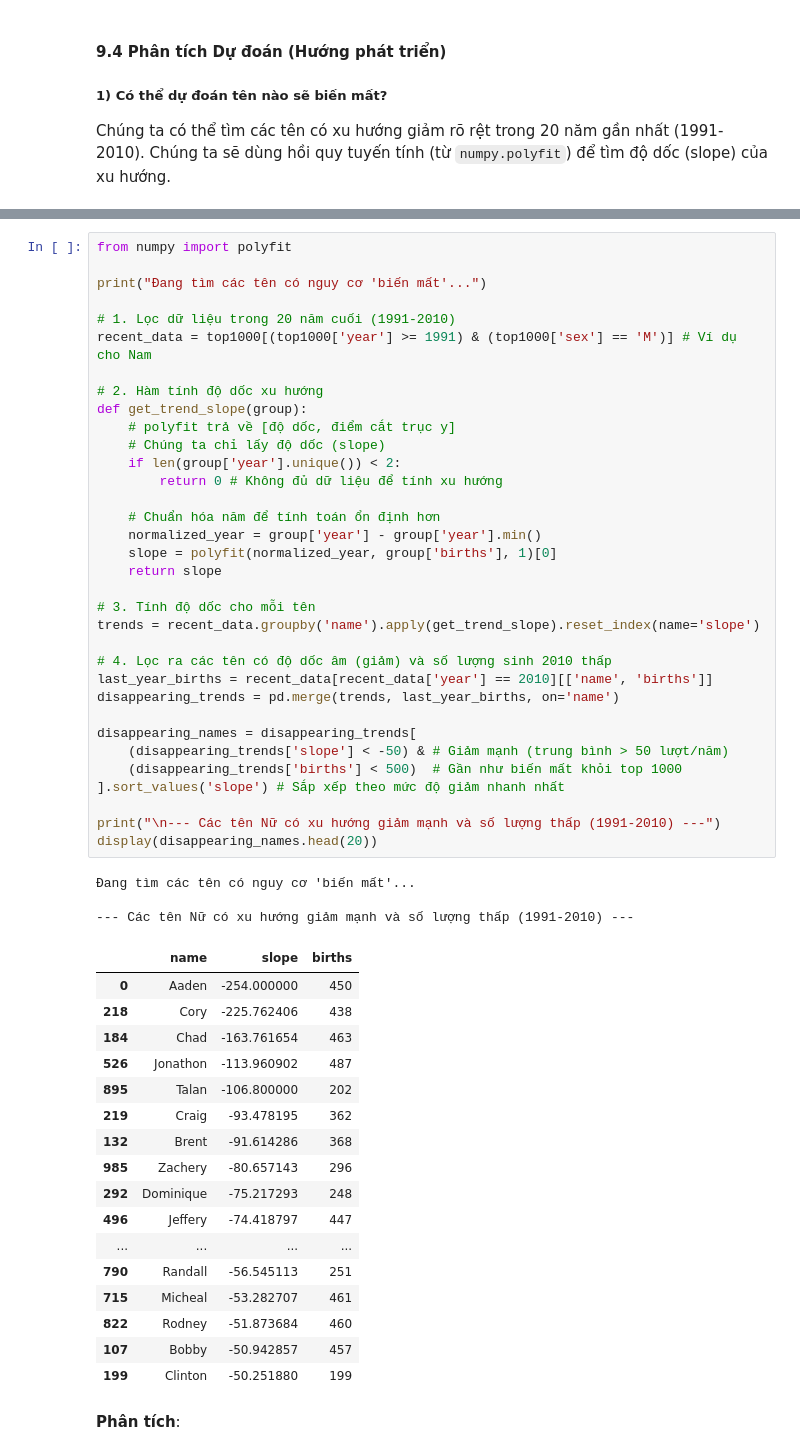
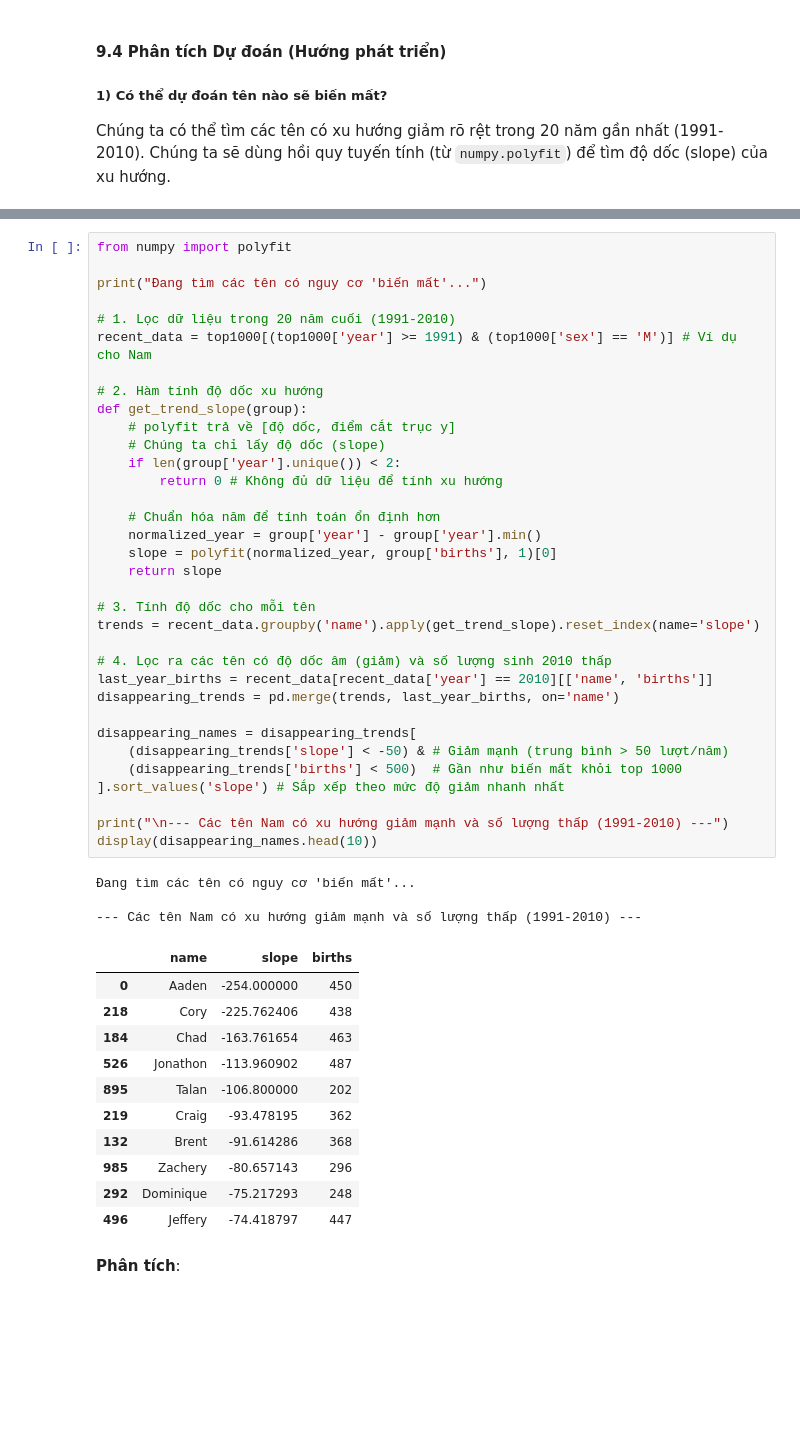
Before and after one commit to TranKhaiAn/sgu_2025_dataAnalysis, a Jupyter notebook: BTL_02-dl16-10/chapter13_3.ipynb, the cells around one changed output, grey strips where cells are left out. Saved outputs shown, nothing was run; the diff lists cells and outputs as text; blank space fills up the shorter version.

```diff
--- a/BTL_02-dl16-10/chapter13_3.ipynb
+++ b/BTL_02-dl16-10/chapter13_3.ipynb
@@ -1077,42 +1134,36 @@ def get_trend_slope(group):
     normalized_year = group['year'] - group['year'].min()
     slope = polyfit(normalized_year, group['births'], 1)[0]
     return slope
 
 # 3. Tính độ dốc cho mỗi tên
 trends = recent_data.groupby('name').apply(get_trend_slope).reset_index(name='slope')
 
 # 4. Lọc ra các tên có độ dốc âm (giảm) và số lượng sinh 2010 thấp
 last_year_births = recent_data[recent_data['year'] == 2010][['name', 'births']]
 disappearing_trends = pd.merge(trends, last_year_births, on='name')
 
 disappearing_names = disappearing_trends[
     (disappearing_trends['slope'] < -50) & # Giảm mạnh (trung bình > 50 lượt/năm)
     (disappearing_trends['births'] < 500)  # Gần như biến mất khỏi top 1000
 ].sort_values('slope') # Sắp xếp theo mức độ giảm nhanh nhất
 
-print("\n--- Các tên Nữ có xu hướng giảm mạnh và số lượng thấp (1991-2010) ---")
-display(disappearing_names.head(20))
+print("\n--- Các tên Nam có xu hướng giảm mạnh và số lượng thấp (1991-2010) ---")
+display(disappearing_names.head(10))
 # %% [output]
 Đang tìm các tên có nguy cơ 'biến mất'...
 
---- Các tên Nữ có xu hướng giảm mạnh và số lượng thấp (1991-2010) ---
+--- Các tên Nam có xu hướng giảm mạnh và số lượng thấp (1991-2010) ---
 |  | name | slope | births |
 | 0 | Aaden | -254.000000 | 450 |
 | 218 | Cory | -225.762406 | 438 |
 | 184 | Chad | -163.761654 | 463 |
 | 526 | Jonathon | -113.960902 | 487 |
 | 895 | Talan | -106.800000 | 202 |
 | 219 | Craig | -93.478195 | 362 |
 | 132 | Brent | -91.614286 | 368 |
 | 985 | Zachery | -80.657143 | 296 |
 | 292 | Dominique | -75.217293 | 248 |
 | 496 | Jeffery | -74.418797 | 447 |
-| ... | ... | ... | ... |
-| 790 | Randall | -56.545113 | 251 |
-| 715 | Micheal | -53.282707 | 461 |
-| 822 | Rodney | -51.873684 | 460 |
-| 107 | Bobby | -50.942857 | 457 |
-| 199 | Clinton | -50.251880 | 199 |
 # %% [markdown]
 **Phân tích**:
 # %% [markdown]
```
Also changed, not shown: parts of 9 cells of this notebook.
